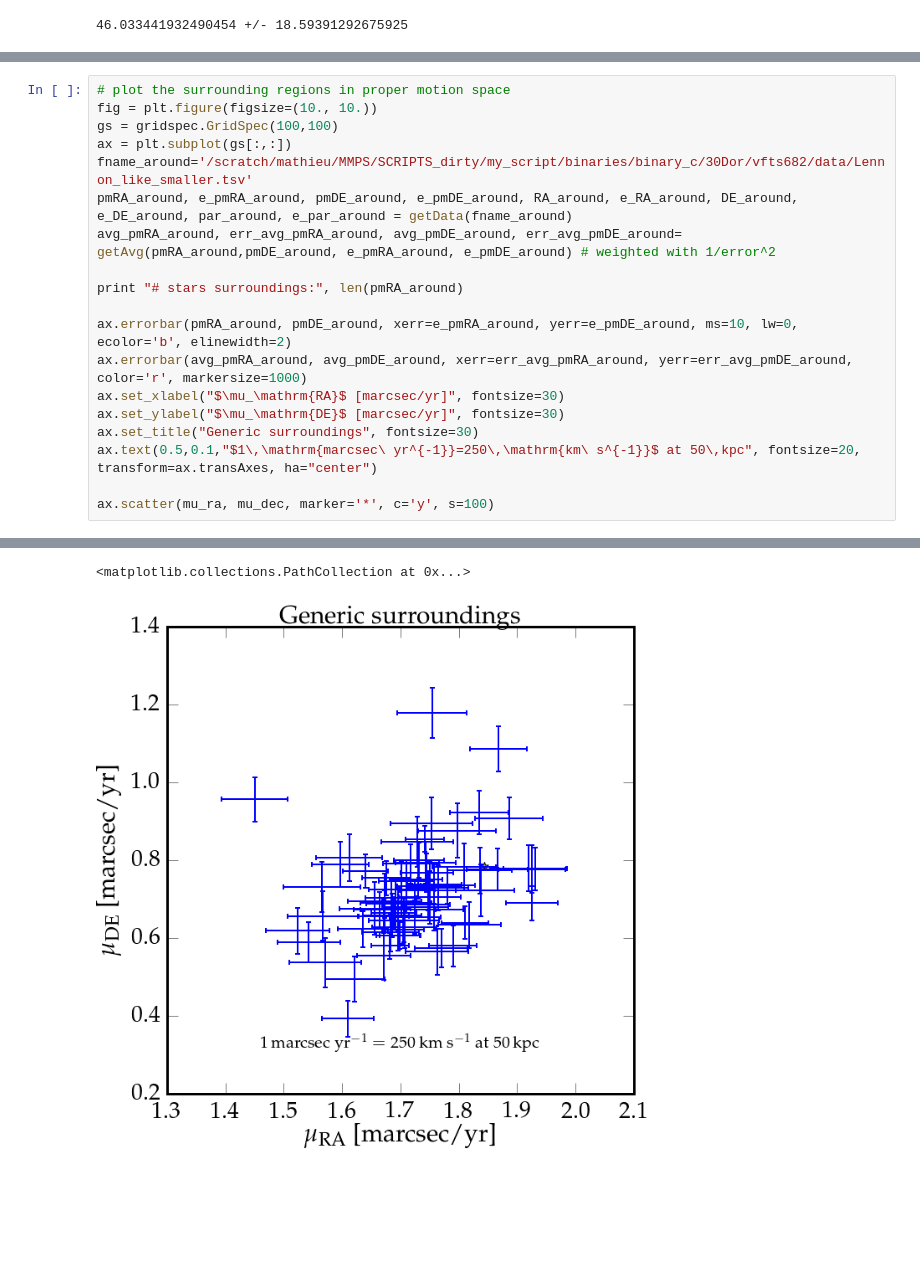
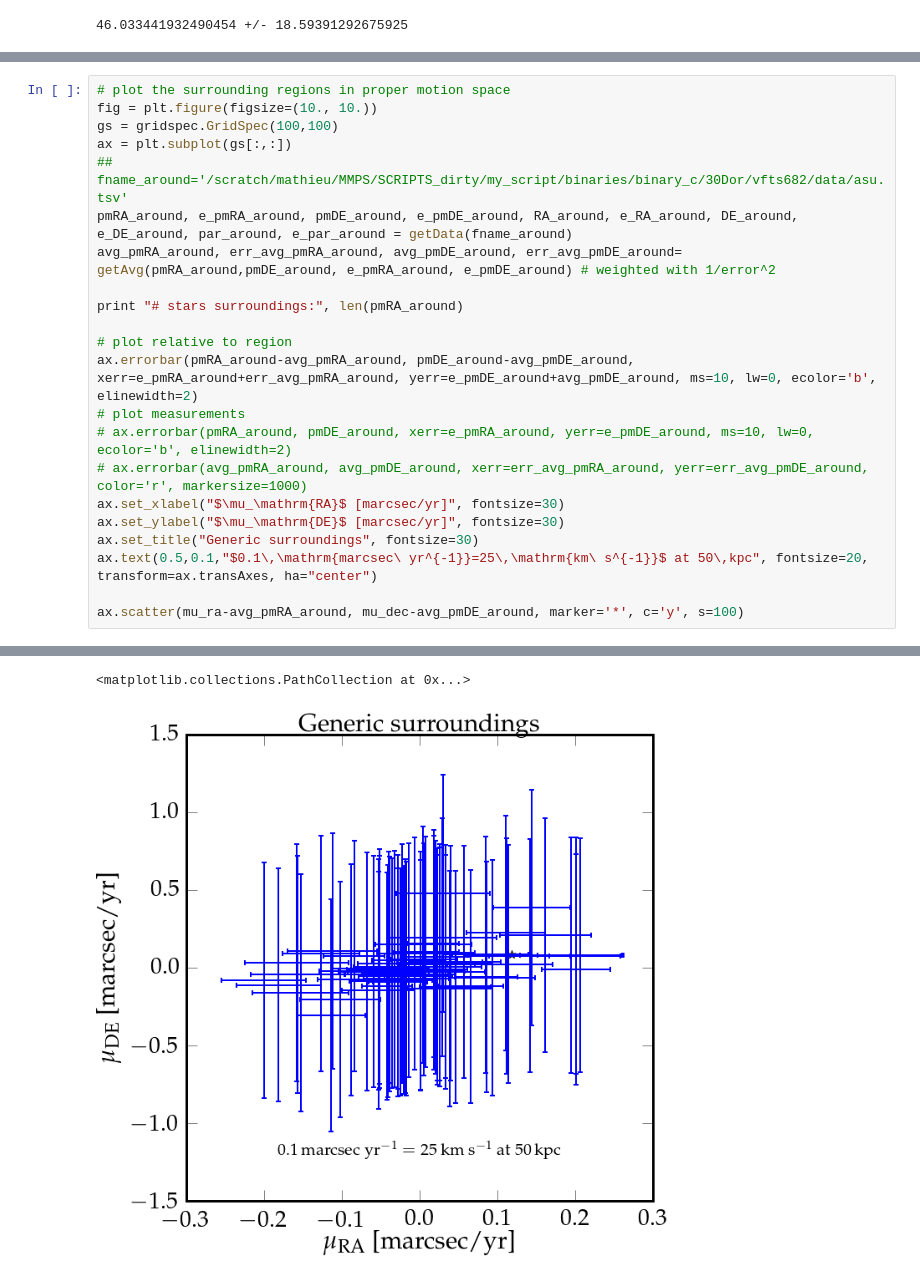
Before and after one commit to mathren/vfts682, a Jupyter notebook: scripts/VFTS682.ipynb, the cells around one changed output, grey strips where cells are left out. Cells and saved outputs as stored; diff of their text form; blank space fills up the shorter version.

```diff
--- a/scripts/VFTS682.ipynb
+++ b/scripts/VFTS682.ipynb
@@ -315,19 +226,22 @@ def mkPlot(ax, pmDE, pmRA, DE, RA, color='b', plotpm=True, zorder=0):
 fig = plt.figure(figsize=(10., 10.))
 gs = gridspec.GridSpec(100,100)
 ax = plt.subplot(gs[:,:])
-fname_around='/scratch/mathieu/MMPS/SCRIPTS_dirty/my_script/binaries/binary_c/30Dor/vfts682/data/Lennon_like_smaller.tsv'
+## fname_around='/scratch/mathieu/MMPS/SCRIPTS_dirty/my_script/binaries/binary_c/30Dor/vfts682/data/asu.tsv'
 pmRA_around, e_pmRA_around, pmDE_around, e_pmDE_around, RA_around, e_RA_around, DE_around, e_DE_around, par_around, e_par_around = getData(fname_around)
 avg_pmRA_around, err_avg_pmRA_around, avg_pmDE_around, err_avg_pmDE_around= getAvg(pmRA_around,pmDE_around, e_pmRA_around, e_pmDE_around) # weighted with 1/error^2
 
 print "# stars surroundings:", len(pmRA_around)
 
-ax.errorbar(pmRA_around, pmDE_around, xerr=e_pmRA_around, yerr=e_pmDE_around, ms=10, lw=0, ecolor='b', elinewidth=2)
-ax.errorbar(avg_pmRA_around, avg_pmDE_around, xerr=err_avg_pmRA_around, yerr=err_avg_pmDE_around, color='r', markersize=1000)
+# plot relative to region
+ax.errorbar(pmRA_around-avg_pmRA_around, pmDE_around-avg_pmDE_around, xerr=e_pmRA_around+err_avg_pmRA_around, yerr=e_pmDE_around+avg_pmDE_around, ms=10, lw=0, ecolor='b', elinewidth=2)
+# plot measurements
+# ax.errorbar(pmRA_around, pmDE_around, xerr=e_pmRA_around, yerr=e_pmDE_around, ms=10, lw=0, ecolor='b', elinewidth=2)
+# ax.errorbar(avg_pmRA_around, avg_pmDE_around, xerr=err_avg_pmRA_around, yerr=err_avg_pmDE_around, color='r', markersize=1000)
 ax.set_xlabel("$\mu_\mathrm{RA}$ [marcsec/yr]", fontsize=30)
 ax.set_ylabel("$\mu_\mathrm{DE}$ [marcsec/yr]", fontsize=30)
 ax.set_title("Generic surroundings", fontsize=30)
-ax.text(0.5,0.1,"$1\,\mathrm{marcsec\ yr^{-1}}=250\,\mathrm{km\ s^{-1}}$ at 50\,kpc", fontsize=20, transform=ax.transAxes, ha="center")
+ax.text(0.5,0.1,"$0.1\,\mathrm{marcsec\ yr^{-1}}=25\,\mathrm{km\ s^{-1}}$ at 50\,kpc", fontsize=20, transform=ax.transAxes, ha="center")
 
-ax.scatter(mu_ra, mu_dec, marker='*', c='y', s=100)
+ax.scatter(mu_ra-avg_pmRA_around, mu_dec-avg_pmDE_around, marker='*', c='y', s=100)
 # %% [output]
 ----------------
@@ -338,5 +252,5 @@ ax.scatter(mu_ra, mu_dec, marker='*', c='y', s=100)
 <matplotlib.collections.PathCollection at 0x...>
-[figure, old version]
+[figure, new version]
 # %%
 root = '/scratch/mathieu/MMPS/SCRIPTS_dirty/my_script/binaries/binary_c/30Dor/vfts682/figures/ESO_field/'
 fitsFileV  = root+'ADP_WFI_30DOR1_V89_V1.0.fits'
```
Also changed, not shown: parts of 6 cells of this notebook, 1 other file.
